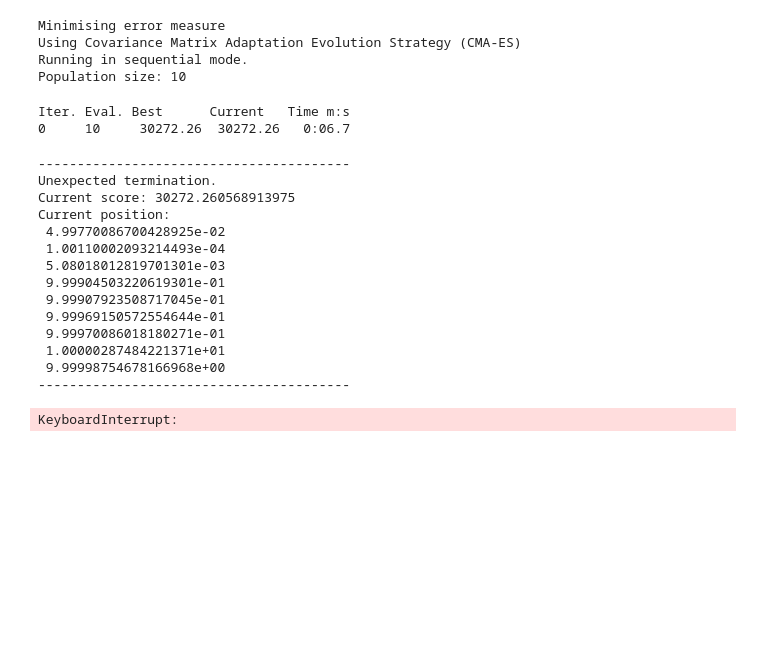
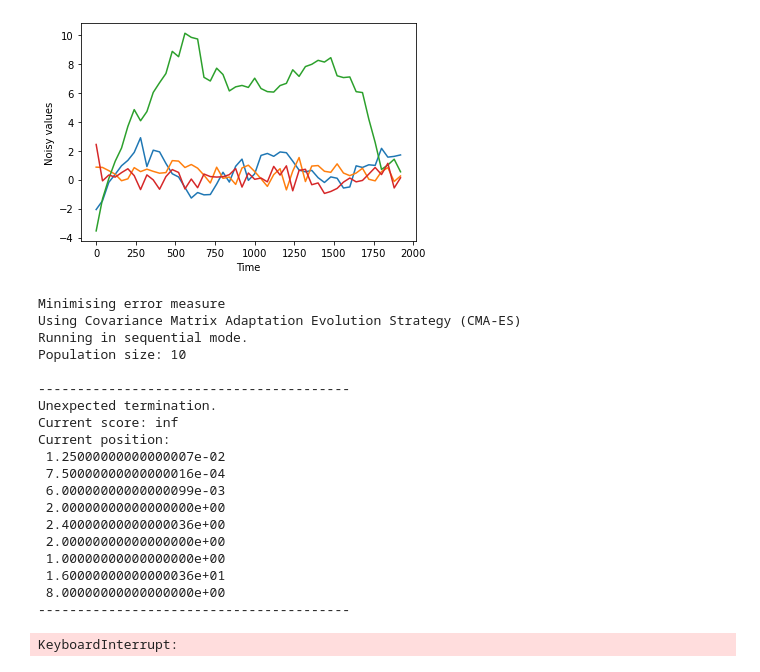
Before and after one commit to siilott/lotka-volterra-wolf-moose, a Jupyter notebook: deterministic-lotka-volterra.ipynb, the cells around one changed output. Cells and saved outputs as stored; diff of their text form; code cells hidden in the pictures; blank space fills up the shorter version.

```diff
--- a/deterministic-lotka-volterra.ipynb
+++ b/deterministic-lotka-volterra.ipynb
@@ -135,17 +134,37 @@ plt.show()
+# %%
+# First add some noise
+sigma = 0.5
+noisy = values + np.random.normal(0, sigma, values.shape)
+
+# Plot the results
+plt.figure()
+plt.xlabel('Time')
+plt.ylabel('Noisy values')
+plt.plot(mod_times, noisy)
+plt.show()
+# %% [output]
+[figure, added]
 # %%
 # Step 5: Set up the problem
-problem = pints.MultiOutputProblem(m , mod_times, observed_data)
+problem = pints.MultiOutputProblem(m , mod_times, noisy)
 error = pints.SumOfSquaresError(problem)
 
-params = [0.05, 0.0001, 0.005, 1.0, 1.0, 1.0, 1.0, 10.0, 10.0]
-
 # Select boundaries.
-boundaries = pints.RectangularBoundaries(
-    [0.001, 0.0001, 0.001, 0, 0, 0, 0, 0, 0],
+transformation = pints.RectangularBoundariesTransformation(
+    [0.001, 0.0001, 0.001, 1.0, 1.0, 1.0, 1.0, 1.0, 1.0],
     [0.1, 0.001, 0.01, 10.0, 10., 10., 10., 100., 100.])
 
-# Perform an optimisation.
-found_parameters, found_value = pints.optimise(error, params, boundaries=boundaries)
+opt = pints.OptimisationController(
+    error,
+    arbitrary_params,
+    method=pints.CMAES,
+    transformation=transformation
+)
+
+opt.set_log_interval(200)
+opt.set_max_unchanged_iterations(200, 1)
+
+found_parameters, found_value = opt.run()
 
 print("Fit parameters:", found_parameters)
 # %% [output]
@@ -153,23 +172,22 @@ Minimising error measure
 Using Covariance Matrix Adaptation Evolution Strategy (CMA-ES)
 Running in sequential mode.
 Population size: 10
+
+----------------------------------------
+Unexpected termination.
+Current score: inf
+Current position:
+ 1.25000000000000007e-02
+ 7.50000000000000016e-04
+ 6.00000000000000099e-03
+ 2.00000000000000000e+00
+ 2.40000000000000036e+00
+ 2.00000000000000000e+00
+ 1.00000000000000000e+00
+ 1.60000000000000036e+01
+ 8.00000000000000000e+00
+----------------------------------------
-Iter. Eval. Best      Current   Time m:s
-0     10     30272.26  30272.26   0:06.7
+KeyboardInterrupt:
-----------------------------------------
-Unexpected termination.
-Current score: 30272.260568913975
-Current position:
- 4.99770086700428925e-02
- 1.00110002093214493e-04
- 5.08018012819701301e-03
- 9.99904503220619301e-01
- 9.99907923508717045e-01
- 9.99969150572554644e-01
- 9.99970086018180271e-01
- 1.00000287484221371e+01
- 9.99998754678166968e+00
-----------------------------------------
-KeyboardInterrupt:
 # %%
 # Evaluate the model with the found parameters and plot the results
 fig, ax1 = plt.subplots()
```
Also changed, not shown: parts of 1 cell of this notebook.
